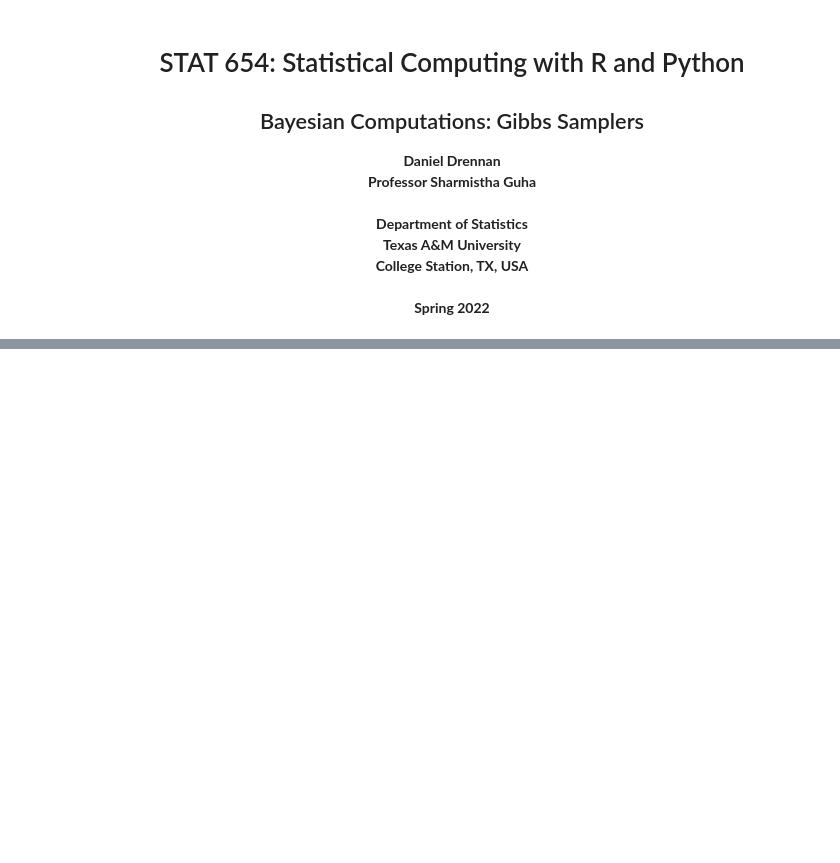
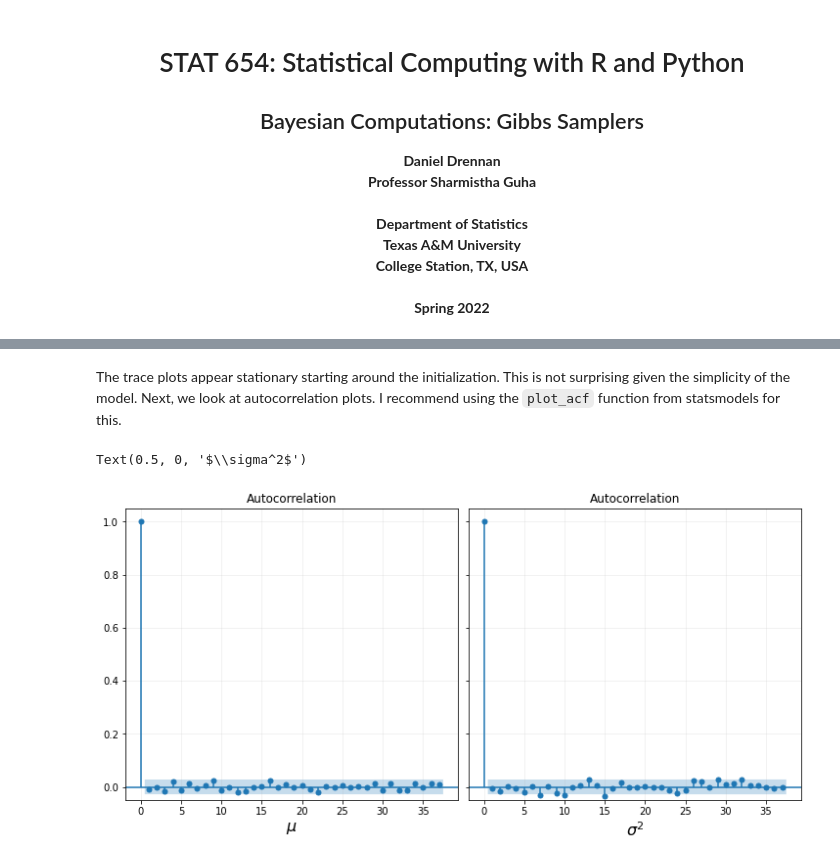
Before and after one commit to danjdrennan/stat654-python, a Jupyter notebook: notebooks/mcmc.ipynb, the cells around one changed output, grey strips where cells are left out. Saved outputs shown, nothing was run; the diff lists cells and outputs as text; code cells hidden in the pictures; blank space fills up the shorter version.

```diff
--- a/notebooks/mcmc.ipynb
+++ b/notebooks/mcmc.ipynb
@@ -177,0 +110,15 @@ make sure each step in this derivation makes sense.
+# %% [markdown]
+The trace plots appear stationary starting around the initialization. This is not surprising given the simplicity of the model.
+Next, we look at autocorrelation plots. I recommend using the `plot_acf` function from statsmodels for this.
+# %%
+fig, ax = plt.subplots(1, 2, figsize = (10, 5), sharex = True, sharey = True, constrained_layout = True)
+plot_acf(mu[B+1:], ax[0])
+plot_acf(sigma2[B+1:], ax[1])
+ax[0].grid(alpha = 0.2)
+ax[0].set_xlabel("$\\mu$", fontsize = 16)
+ax[0].set_ylim((-0.05, 1.05))
+ax[1].grid(alpha = 0.2)
+ax[1].set_xlabel("$\sigma^2$", fontsize = 16)
+# %% [output]
+Text(0.5, 0, '$\\sigma^2$')
+[figure, added]
```
Also changed, not shown: parts of 19 cells of this notebook.
